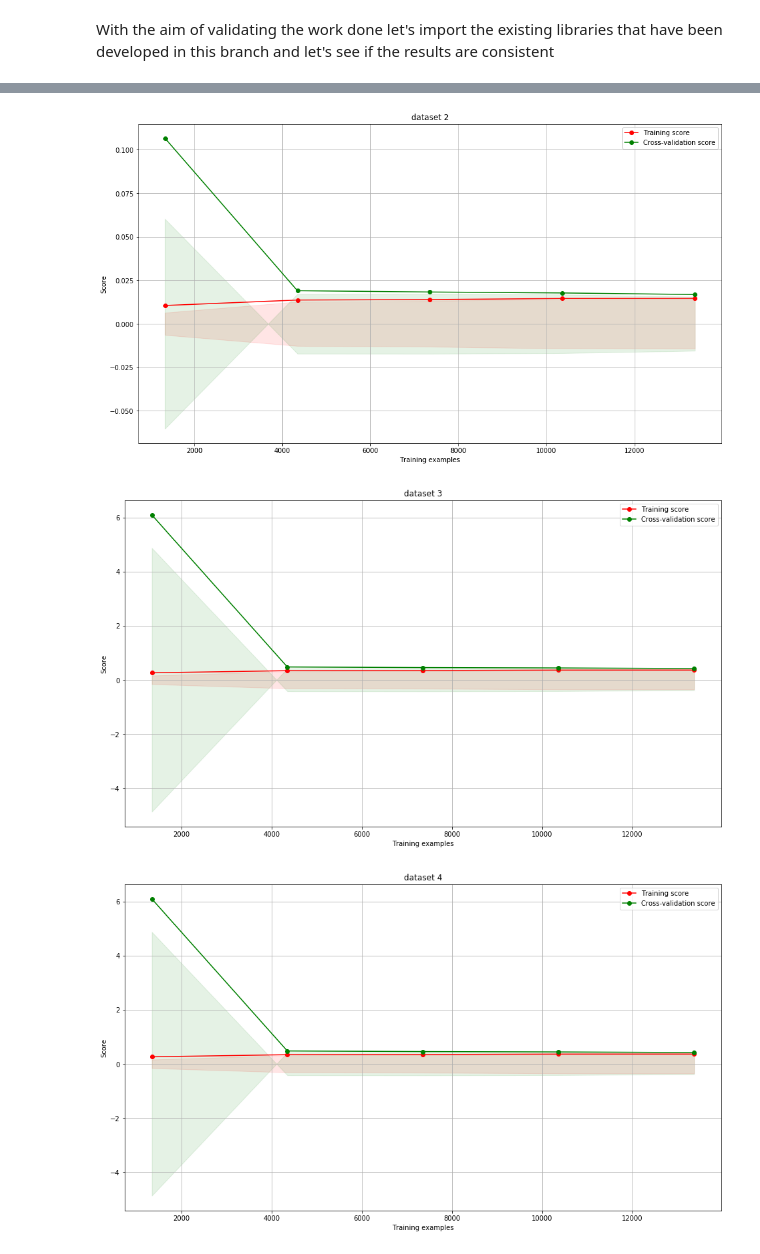
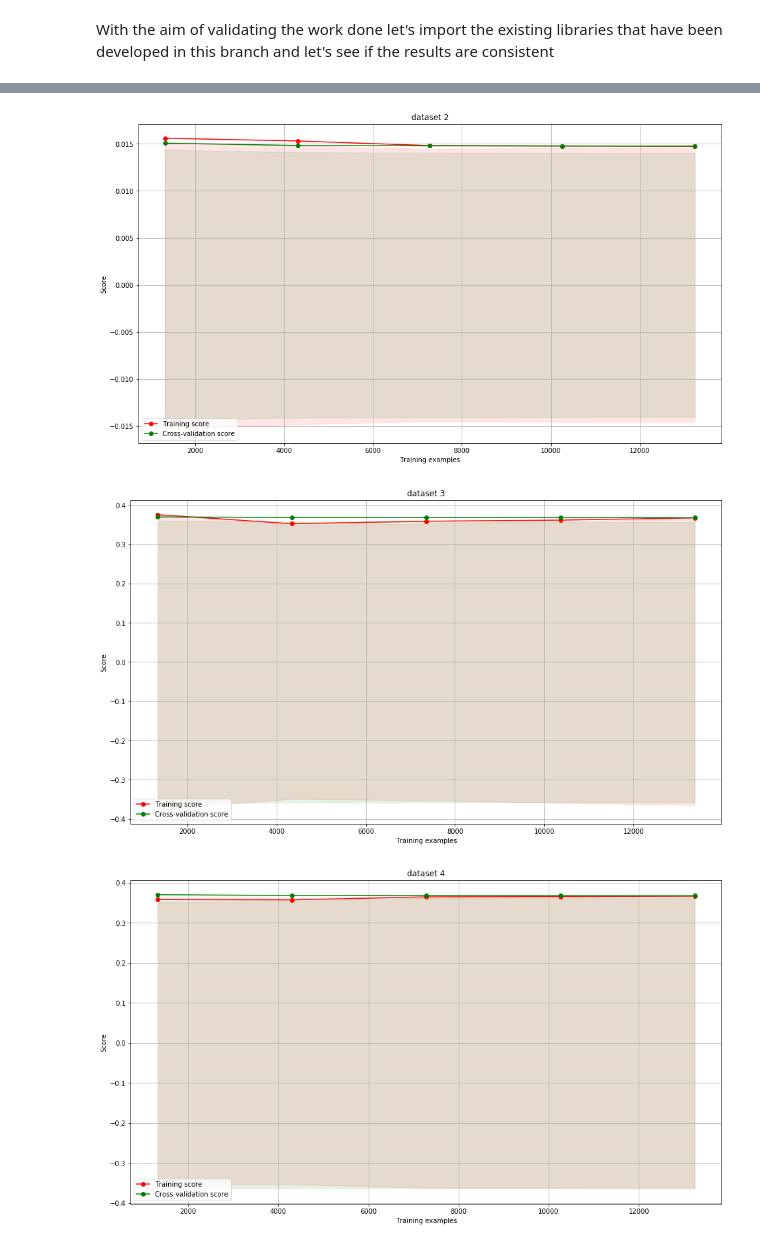
Before and after one commit to iamgiolaga/ridge-regression, a Jupyter notebook: 01_ridgeregression.ipynb, the cells around one changed output, grey strips where cells are left out. Saved outputs shown, nothing was run; the diff lists cells and outputs as text; code cells hidden in the pictures.

Commit message:
fixed plot anomaly

```diff
--- a/01_ridgeregression.ipynb
+++ b/01_ridgeregression.ipynb
@@ -780,7 +799,7 @@ def nested_cross_validation(dataset, L, alfas, kf):
     X, y = simple_split(dataset)
 
     for train_i, test_i in kf.split(dataset):
-        kf = KFold(n_splits = L, shuffle = True)
+        kf = KFold(n_splits = L)
 
         for inner_train_i, inner_test_i in kf.split(dataset.iloc[train_i]):
 
@@ -827,8 +846,8 @@ Now we can find the best value of $\alpha$ in the range $(0.01 - 50)$ for the fo
 # %%
 def save_nest_result(dataset):
-    kf = KFold(n_splits = K, shuffle = True)
-    nest_training_cv, nest_test_cv, best_alfa = nested_cross_validation(dataset, 4, np.linspace(0.01, 50, 5000), kf)
-    nest_test_cv = np.mean(nest_test_cv)
+    kf = KFold(n_splits = K)
+    nest_training_cv, nest_test_cv, best_alfa = nested_cross_validation(dataset, 4, np.linspace(0.01, 25, 2500), kf)
+    nest_test_cv = np.round(np.mean(nest_test_cv), decimals=4)
     return nest_test_cv, best_alfa
 # %%
 nest_cv_1, best_alfa = save_nest_result(min_max_norm_dataset)
@@ -869,20 +888,18 @@ And we find out with a certain accuracy the best alpha configuration that achiev
 # %%
-def plot_k(dataset, alfa, kf):
+def my_learning_curve(dataset, alfa, kf, sizes):
+    training_error = []
+    test_error = []
 
-    training_cv_scores = []
-    test_cv_scores = []
-
-    Ks = np.linspace(1, len(dataset), len(dataset))
-
-    for k in Ks:
-        training_error, test_error = cross_validation(dataset, alfa, kf)
-        training_cv_scores.append(np.mean(training_error))
-        test_cv_scores.append(np.mean(test_error))
+    for i in sizes:
+        sub = dataset[0:int(i-1)]
+        training_scores, test_scores = cross_validation(sub, alfa, kf)
+        training_error.append(np.mean(training_scores))
+        test_error.append(np.mean(test_scores))
 
     plt.figure(figsize=(15, 7))
-    plt.plot(Ks, training_cv_scores)
-    plt.plot(Ks, test_cv_scores)
-    plt.legend(["Training score", "Test score"])
-    plt.xlabel("K")
-    plt.ylabel("cv risk estimate")
+    plt.plot(sizes, training_error)
+    plt.plot(sizes, test_error)
+    plt.legend(["Training error", "Test error"])
+    plt.xlabel("Training examples")
+    plt.ylabel("Cv risk estimate")
     plt.grid()
@@ -964,7 +1014,7 @@ mse = MSE(results, y_test)
 print("MSE: ", mse)
 
 X, y = simple_split(min_max_norm_dataset)
-cv = - np.mean(cross_validate(ridge, X, y, scoring = "neg_mean_squared_error")['test_score'])
+cv = - np.round(np.mean(cross_validate(ridge, X, y, scoring = "neg_mean_squared_error")['test_score']), decimals=4)
 print("CV: ", cv)
 
 title = "dataset 1"
@@ -981,7 +1031,7 @@ mse = MSE(results, y_test)
 print("MSE: ", mse)
 
 X, y = simple_split(min_max_norm_reduced_dataset)
-cv = - np.mean(cross_validate(ridge, X, y, scoring = "neg_mean_squared_error")['test_score'])
+cv = - np.round(np.mean(cross_validate(ridge, X, y, scoring = "neg_mean_squared_error")['test_score']), decimals=4)
 print("CV: ", cv)
 
 title = "dataset 2"
@@ -998,7 +1048,7 @@ mse = MSE(results, y_test)
 print("MSE: ", mse)
 
 X, y = simple_split(zscore_norm_dataset)
-cv = - np.mean(cross_validate(ridge, X, y, scoring = "neg_mean_squared_error")['test_score'])
+cv = - np.round(np.mean(cross_validate(ridge, X, y, scoring = "neg_mean_squared_error")['test_score']), decimals=4)
 print("CV: ", cv)
 
 title = "dataset 3"
@@ -1015,7 +1065,7 @@ mse = MSE(results, y_test)
 print("MSE: ", mse)
 
 X, y = simple_split(zscore_norm_reduced_dataset)
-cv = - np.mean(cross_validate(ridge, X, y, scoring = "neg_mean_squared_error")['test_score'])
+cv = - np.round(np.mean(cross_validate(ridge, X, y, scoring = "neg_mean_squared_error")['test_score']), decimals=4)
 print("CV: ", cv)
 
 title = "dataset 4"
@@ -1041,3 +1091,3 @@ CV:  0.41750368063018983
-[figure, old version]
+[figure, new version]
-[figure, old version]
+[figure, new version]
-[figure, old version]
+[figure, new version]
```
Also changed, not shown: parts of 73 cells of this notebook, 14 other files.
